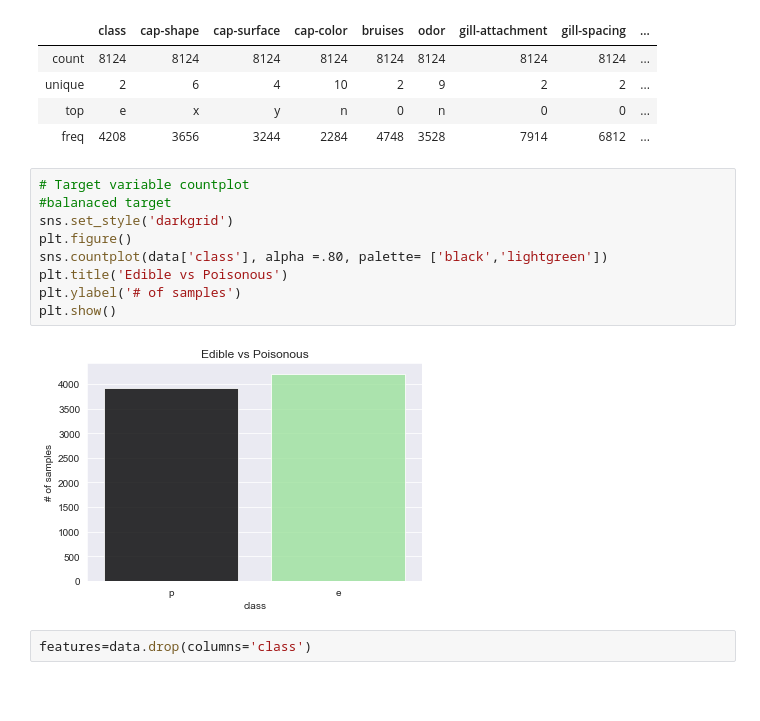
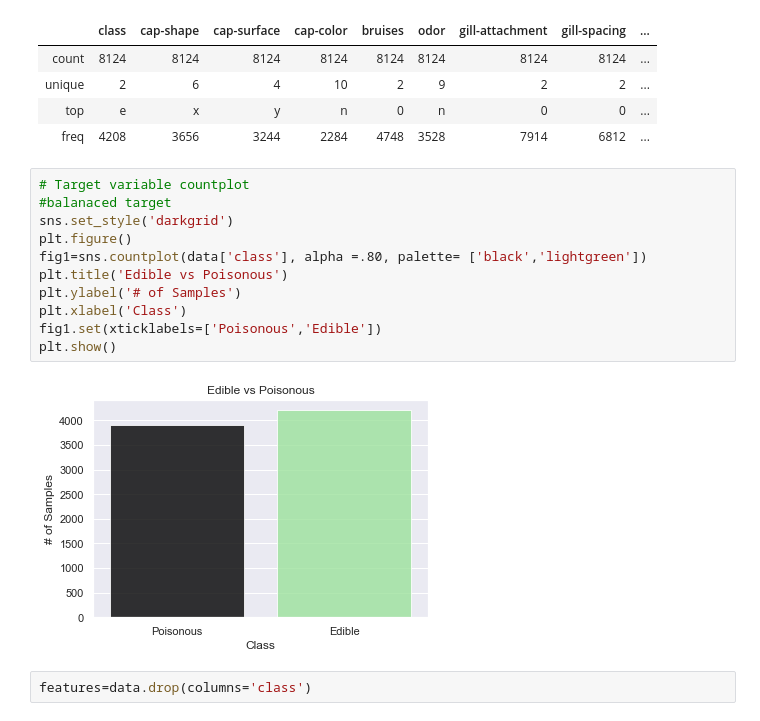
Before and after one commit to AlisonSalerno/mushroom-classification-project, a Jupyter notebook: data_cleaning&EDA.ipynb, the cells around one changed output. Drawn from its saved outputs; the diff is of its cells as text; blank space fills up the shorter version.

```diff
--- a/data_cleaning&EDA.ipynb
+++ b/data_cleaning&EDA.ipynb
@@ -143,14 +147,16 @@ data.describe()
 # %%
 # Target variable countplot
 #balanaced target
 sns.set_style('darkgrid')
 plt.figure()
-sns.countplot(data['class'], alpha =.80, palette= ['black','lightgreen'])
+fig1=sns.countplot(data['class'], alpha =.80, palette= ['black','lightgreen'])
 plt.title('Edible vs Poisonous')
-plt.ylabel('# of samples')
+plt.ylabel('# of Samples')
+plt.xlabel('Class')
+fig1.set(xticklabels=['Poisonous','Edible'])
 plt.show()
 # %% [output]
-[figure, old version]
+[figure, new version]
 # %%
 features=data.drop(columns='class')
 # %%
```
Also changed, not shown: parts of 26 cells of this notebook, 3 other files.
